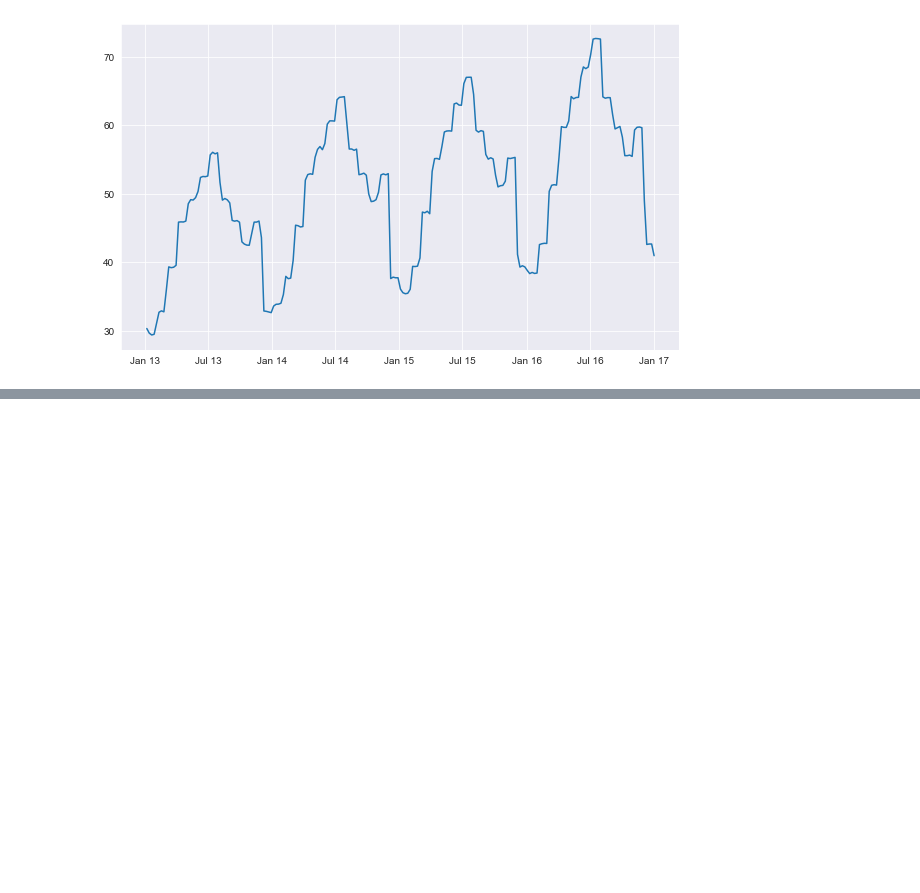
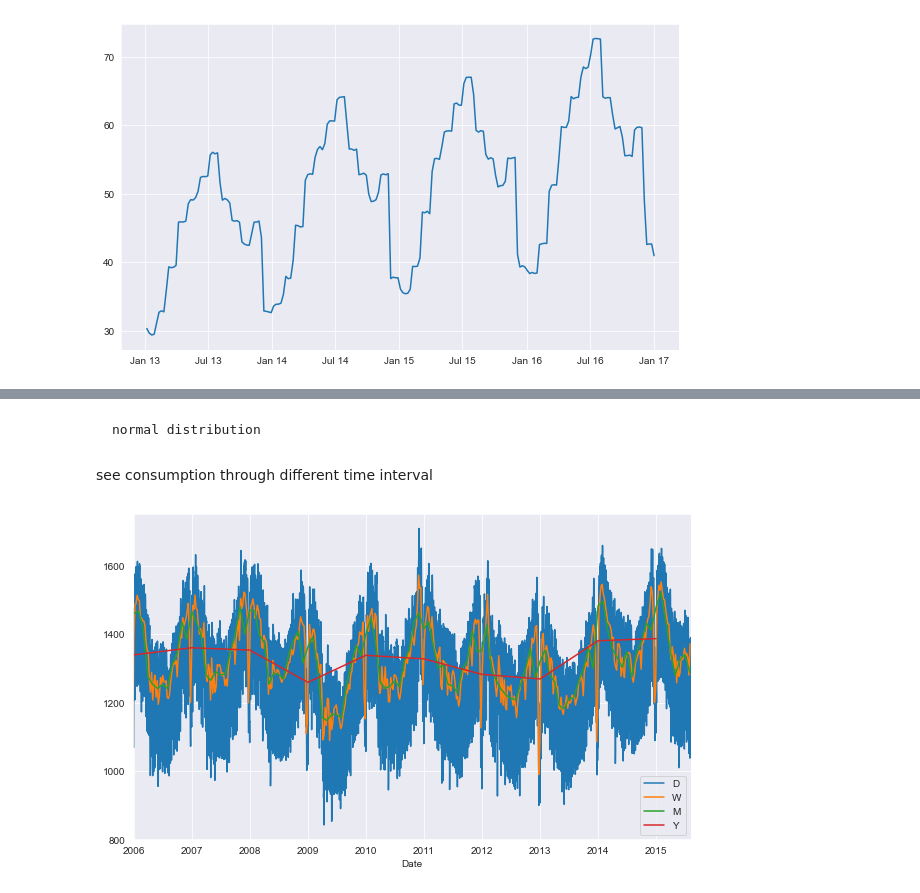
Before and after one commit to rajeshlamichhane04/time-series-exercises, a Jupyter notebook: explore.ipynb, the cells around one changed output, grey strips where cells are left out. Cells and saved outputs as stored; diff of their text form; code cells hidden in the pictures; blank space fills up the shorter version.

```diff
--- a/explore.ipynb
+++ b/explore.ipynb
@@ -298,0 +369,12 @@ ax.xaxis.set_major_formatter(DateFormatter('%b %y'))
+# %% [markdown]
+    normal distribution
+# %% [markdown]
+see consumption through different time interval
+# %%
+#make a for loop to visualise resample
+different_times = ["D","W","M","Y"]
+for i in different_times:
+    y.resample(i).mean().plot(label = i)
+    plt.legend()
+# %% [output]
+[figure, added]
```
Also changed, not shown: parts of 20 cells of this notebook.
